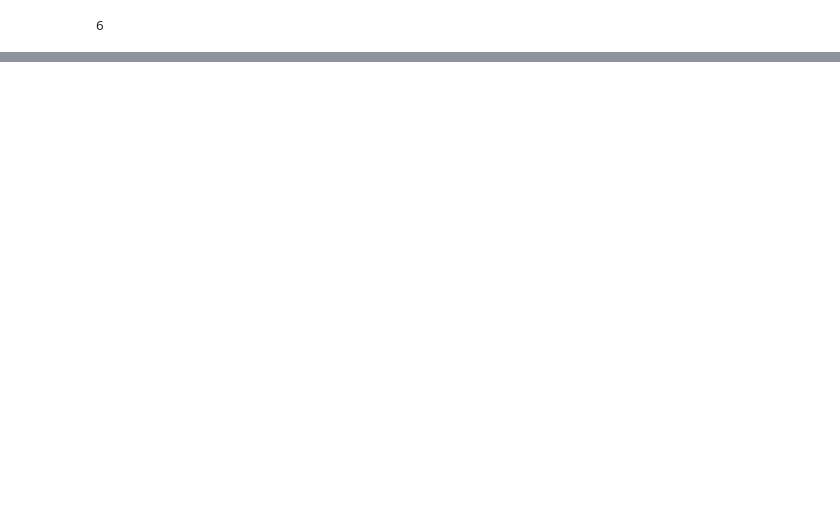
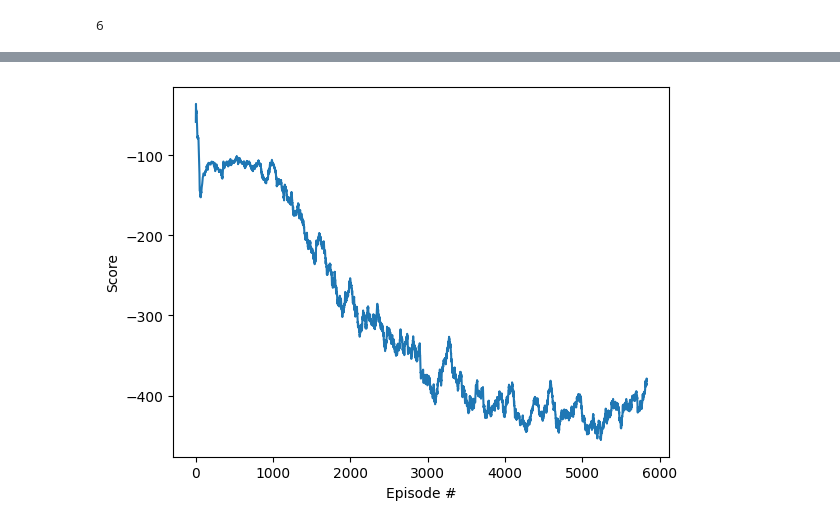
Before and after one commit to cerionXLII/RLMagic, a Jupyter notebook: src/gymnastics.ipynb, the cells around one changed output, grey strips where cells are left out. Drawn from its saved outputs; the diff is of its cells as text; code cells hidden in the pictures; blank space fills up the shorter version.

```diff
--- a/src/gymnastics.ipynb
+++ b/src/gymnastics.ipynb
@@ -766,7 +639,7 @@ class DQNSceduleAgent:
         self.qnetwork_local.train()
 
         if random.random() > eps:
-            return np.argmax(x.cpu().data.numpy(), axis=1)
+            return int(np.argmax(action_values.cpu().data.numpy(), axis=1))
         else:
             return random.choice(np.arange(self.action_size))
 
@@ -796,3 +673,3 @@ class DQNSceduleAgent:
 # %%
 env = ScheduleGym(num_days=5, num_hours=8, num_classes=1, num_subjects=5)
-agent = DQNSceduleAgent(input_shape=env.get_state_sizes()[0], action_size=env.get_action_sizes(), hidden_size=1024, seed=42)
+agent = DQNSceduleAgent(input_shape=env.get_state_sizes()[0], action_size=env.get_action_sizes(), hidden_size=2048, seed=42)
@@ -811,4 +678,2 @@ agent.act(state,eps)
 # %% [output]
 6
-# %%
-state, reward, done, truncated, info = env.step(agent.act(state, eps))
@@ -825,0 +740,12 @@ env.reset()
+# %%
+# plot the scores
+# rolling average scores
+rolling_average = [np.mean(scores[max(0, i-100):i+1]) for i in range(len(scores))]
+fig = plt.figure()
+ax = fig.add_subplot(111)
+plt.plot(np.arange(len(rolling_average)), rolling_average)
+plt.ylabel('Score')
+plt.xlabel('Episode #')
+plt.show()
+# %% [output]
+[figure, added]
```
Also changed, not shown: parts of 42 cells of this notebook, 1 other file.
